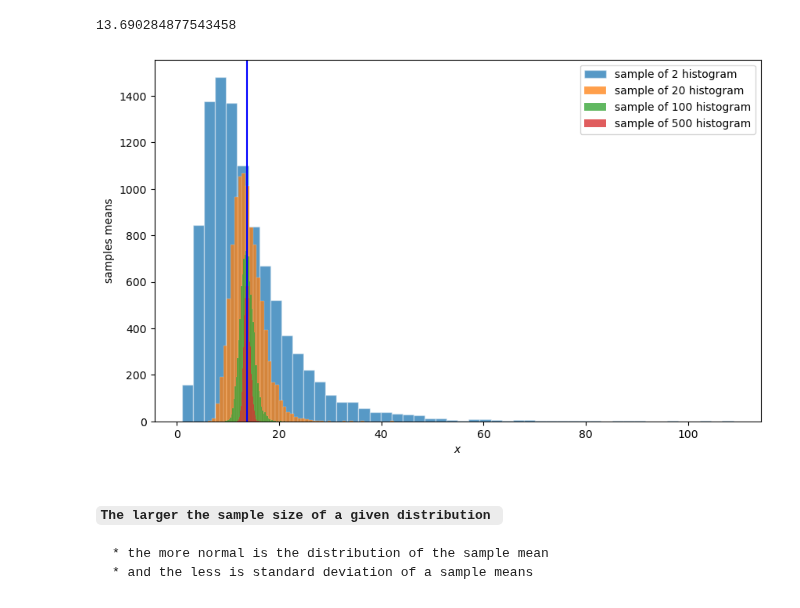
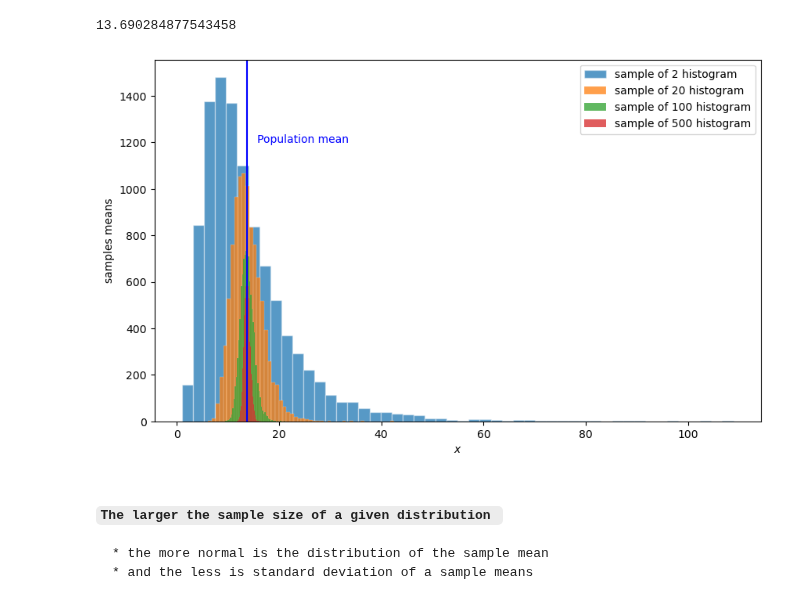
Before and after one commit to IgorBeHolder/Netology, a Jupyter notebook: math_LA_HW9.ipynb, the cells around one changed output. Saved outputs shown, nothing was run; the diff lists cells and outputs as text; code cells hidden in the pictures.

````diff
--- a/math_LA_HW9.ipynb
+++ b/math_LA_HW9.ipynb
@@ -56,18 +56,18 @@ for k in range(len(n1)):
 # %%
 fig, ax = plt.subplots(figsize=(10,6))
 for k in range(len(n1)):
     label_1 = 'sample of ' + str(n1[k]) + ' histogram'
 
     sns.histplot(list_[k],  bins= 50, label=label_1, edgecolor=(1, 1, 1, .4))
 
 plt.axvline(x= sample.mean(), color="b")
-
+plt.text(x= sample.mean()+2, y=1200, s="Population mean", color="b")
 plt.legend()
 plt.ylabel('samples means')
 plt.xlabel('$x$')
 plt.show()
 # %% [output]
-[figure, old version]
+[figure, new version]
 # %% [markdown]
  ##### `The larger the sample size of a given distribution `
 ```
````
